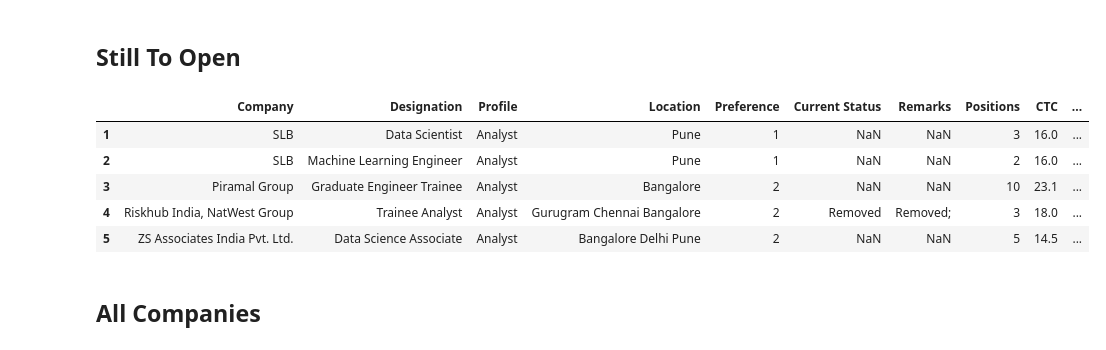
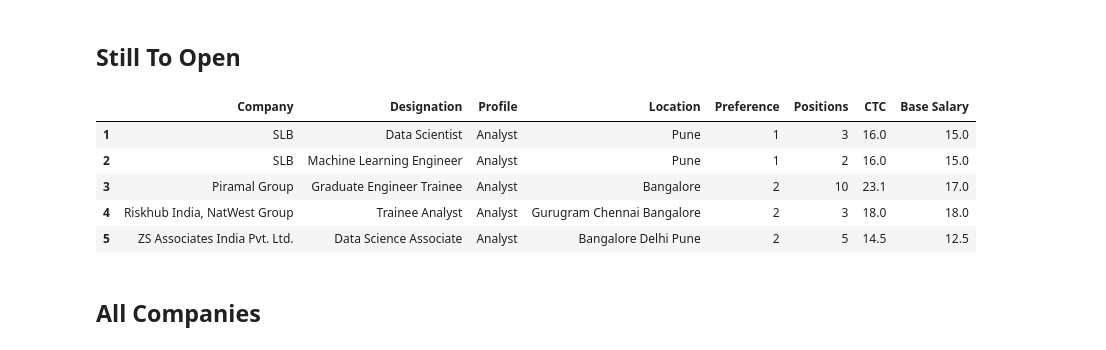
Before and after one commit to Hari31416/Placement, a Jupyter notebook: Companies/To_HTML.ipynb, the cells around one changed output. Drawn from its saved outputs; the diff is of its cells as text; code cells hidden in the pictures.

```diff
--- a/Companies/To_HTML.ipynb
+++ b/Companies/To_HTML.ipynb
@@ -152,17 +153,17 @@ html_start = html_start.replace("dataframe", "")
 # %%
 c_toopen = c["Applied"].apply(lambda x: x is np.nan)
 c_toopen = c[c_toopen]
 c_toopen.reset_index(inplace=True, drop=True)
-c_toopen.drop(columns=["Applied"], inplace=True)
+c_toopen.drop(columns=["Applied", "Current Status", "Remarks"], inplace=True)
 c_toopen.set_index(np.arange(1, len(c_toopen) + 1), inplace=True)
 c_toopen.head()
 # %% [output]
-|  | Company | Designation | Profile | Location | Preference | Current Status | Remarks | Positions | CTC | ... |
-| 1 | SLB | Data Scientist | Analyst | Pune | 1 | NaN | NaN | 3 | 16.0 | ... |
-| 2 | SLB | Machine Learning Engineer | Analyst | Pune | 1 | NaN | NaN | 2 | 16.0 | ... |
-| 3 | Piramal Group | Graduate Engineer Trainee | Analyst | Bangalore | 2 | NaN | NaN | 10 | 23.1 | ... |
-| 4 | Riskhub India, NatWest Group | Trainee Analyst | Analyst | Gurugram Chennai Bangalore | 2 | Removed | Removed; | 3 | 18.0 | ... |
-| 5 | ZS Associates India Pvt. Ltd. | Data Science Associate | Analyst | Bangalore Delhi Pune | 2 | NaN | NaN | 5 | 14.5 | ... |
+|  | Company | Designation | Profile | Location | Preference | Positions | CTC | Base Salary |
+| 1 | SLB | Data Scientist | Analyst | Pune | 1 | 3 | 16.0 | 15.0 |
+| 2 | SLB | Machine Learning Engineer | Analyst | Pune | 1 | 2 | 16.0 | 15.0 |
+| 3 | Piramal Group | Graduate Engineer Trainee | Analyst | Bangalore | 2 | 10 | 23.1 | 17.0 |
+| 4 | Riskhub India, NatWest Group | Trainee Analyst | Analyst | Gurugram Chennai Bangalore | 2 | 3 | 18.0 | 18.0 |
+| 5 | ZS Associates India Pvt. Ltd. | Data Science Associate | Analyst | Bangalore Delhi Pune | 2 | 5 | 14.5 | 12.5 |
 # %%
 html_start += """<h1 class="px-3 py-4 text-center">Still to Open</h1>"""
 html_start+= c_toopen.to_html(classes='table table-hover table-bordered table-light', index=True, justify='center', border=0, escape=False)
```
Also changed, not shown: parts of 2 cells of this notebook, 4 other files.
